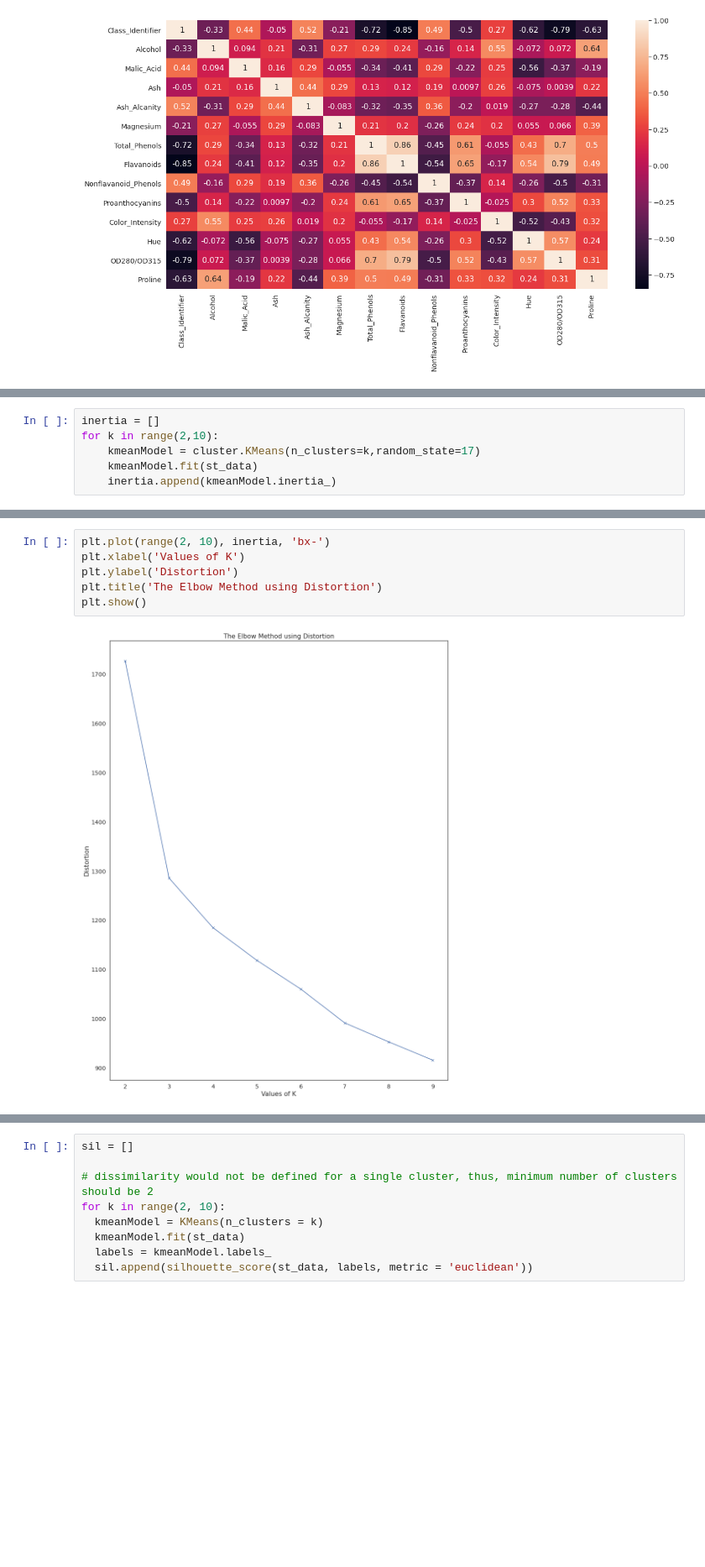
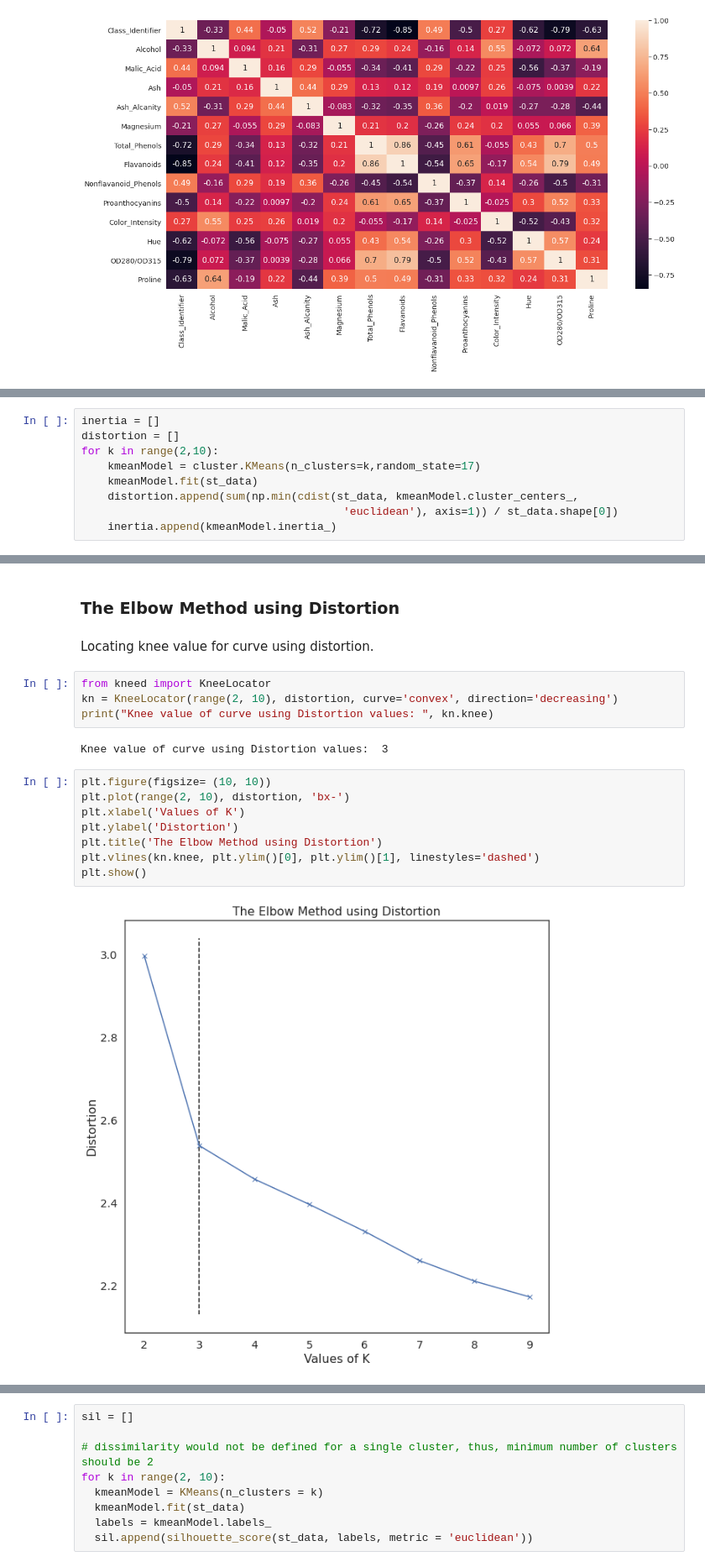
Before and after one commit to sanil72900/COGS118B_Final, a Jupyter notebook: Cogs118BSocialGroups.ipynb, the cells around one changed output, grey strips where cells are left out. Shown at 84% size. Drawn from its saved outputs; the diff is of its cells as text; blank space fills up the shorter version.

```diff
--- a/Cogs118BSocialGroups.ipynb
+++ b/Cogs118BSocialGroups.ipynb
@@ -192,6 +247,9 @@ st_data.head()
 # %%
 inertia = []
+distortion = []
 for k in range(2,10):
     kmeanModel = cluster.KMeans(n_clusters=k,random_state=17)
     kmeanModel.fit(st_data)
+    distortion.append(sum(np.min(cdist(st_data, kmeanModel.cluster_centers_,
+                                        'euclidean'), axis=1)) / st_data.shape[0])
     inertia.append(kmeanModel.inertia_)
@@ -198,8 +306,20 @@ for k in range(2,10):
+# %% [markdown]
+### The Elbow Method using Distortion
+# %% [markdown]
+Locating knee value for curve using distortion.
+# %%
+from kneed import KneeLocator
+kn = KneeLocator(range(2, 10), distortion, curve='convex', direction='decreasing')
+print("Knee value of curve using Distortion values: ", kn.knee)
+# %% [output]
+Knee value of curve using Distortion values:  3
 # %%
-plt.plot(range(2, 10), inertia, 'bx-')
+plt.figure(figsize= (10, 10))
+plt.plot(range(2, 10), distortion, 'bx-')
 plt.xlabel('Values of K')
 plt.ylabel('Distortion')
 plt.title('The Elbow Method using Distortion')
+plt.vlines(kn.knee, plt.ylim()[0], plt.ylim()[1], linestyles='dashed')
 plt.show()
 # %% [output]
-[figure, old version]
+[figure, new version]
```
Also changed, not shown: parts of 87 cells of this notebook.
